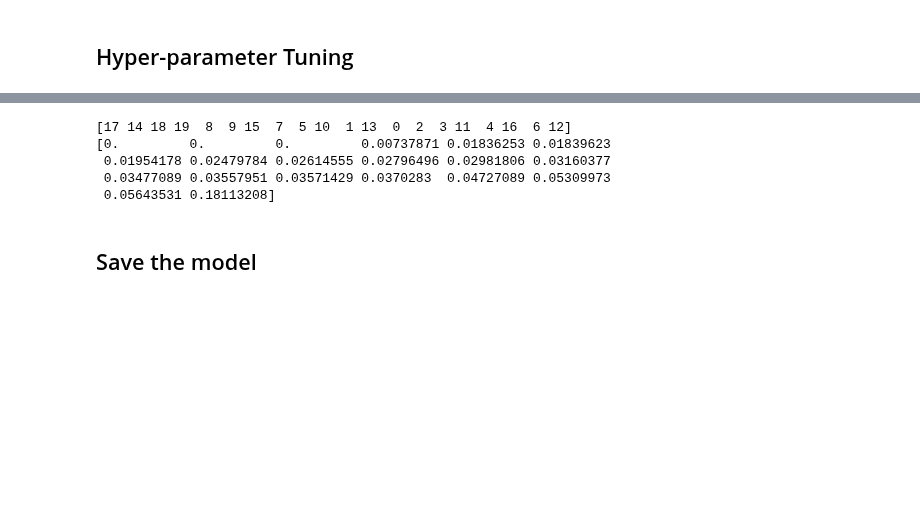
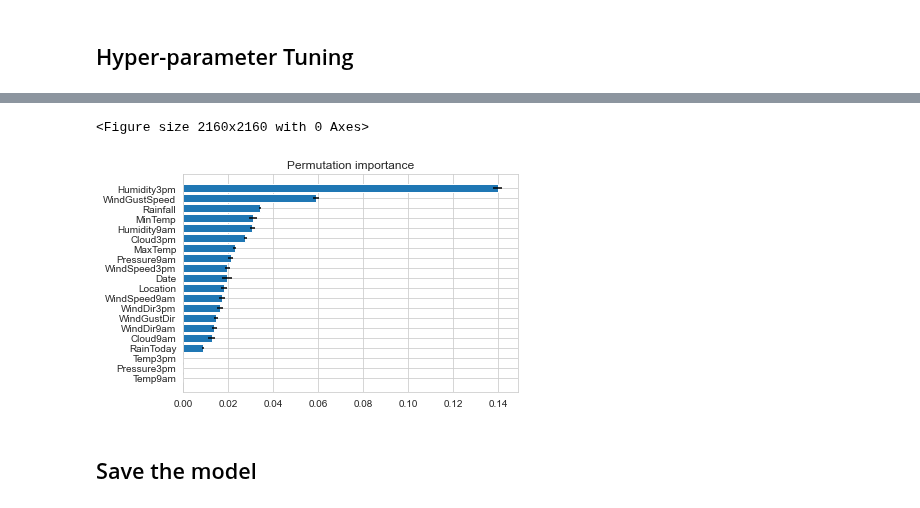
Before and after one commit to elsayedrashed/machine-learning-app, a Jupyter notebook: suppervised-learning/classification-algorithms/binomial-classification/weather-classification-model-training.ipynb, the cells around one changed output, grey strips where cells are left out. Saved outputs shown, nothing was run; the diff lists cells and outputs as text; code cells hidden in the pictures; blank space fills up the shorter version.

```diff
--- a/suppervised-learning/classification-algorithms/binomial-classification/weather-classification-model-training.ipynb
+++ b/suppervised-learning/classification-algorithms/binomial-classification/weather-classification-model-training.ipynb
@@ -270,29 +260,26 @@ plt.show()
 # %%
 # https://inria.github.io/scikit-learn-mooc/python_scripts/dev_features_importance.html
 def plot_feature_importances(pi_result, features_name):
     """ bar plot the feature importance """
     plt.figure(figsize=(30, 30))
     fig, ax = plt.subplots()
 
     indices = pi_result['importances_mean'].argsort()
     plt.barh(range(len(indices)),
              pi_result['importances_mean'][indices],
              xerr=pi_result['importances_std'][indices])
 
     ax.set_yticks(range(len(indices)))
     tmp = np.array(features_name)
     ax.set_yticklabels(tmp[indices])
     ax.set_title("Permutation importance")
 
-# ppl_ensemble.fit(X_test,y_test)
+ppl_ensemble.fit(X_test,y_test)
 pi_result = permutation_importance(ppl_ensemble, X_test, y_test)
 plot_feature_importances(pi_result, X_test.columns)
 # %% [output]
-[17 14 18 19  8  9 15  7  5 10  1 13  0  2  3 11  4 16  6 12]
-[0.         0.         0.         0.00737871 0.01836253 0.01839623
- 0.01954178 0.02479784 0.02614555 0.02796496 0.02981806 0.03160377
- 0.03477089 0.03557951 0.03571429 0.0370283  0.04727089 0.05309973
- 0.05643531 0.18113208]
+<Figure size 2160x2160 with 0 Axes>
+[figure, added]
 # %% [markdown]
 ## Save the model
 # %%
```
Also changed, not shown: parts of 15 cells of this notebook, 2 other files.
